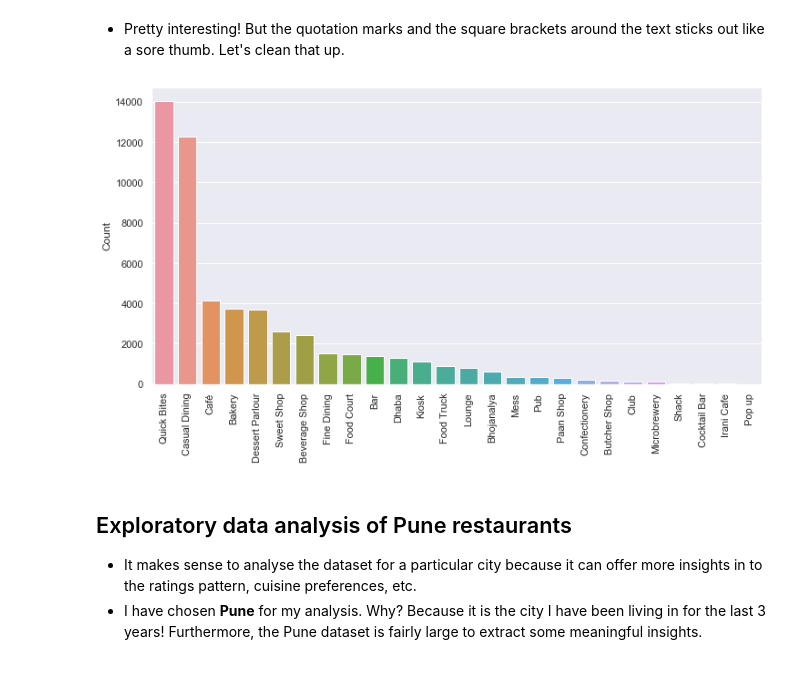
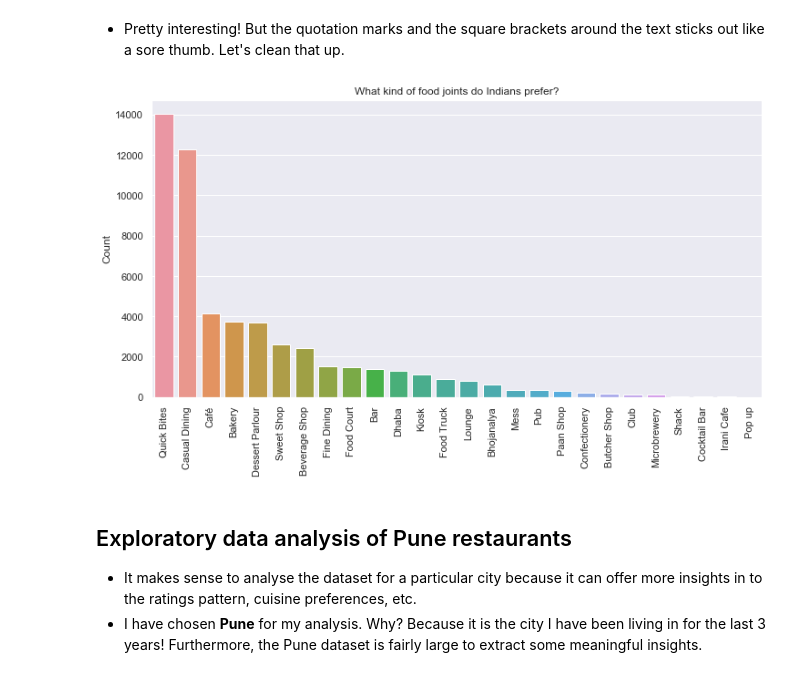
Before and after one commit to dsanyal/Zomato_dataset_EDA, a Jupyter notebook: zomato_EDA.ipynb, the cells around one changed output. Cells and saved outputs as stored; diff of their text form; code cells hidden in the pictures.

```diff
--- a/zomato_EDA.ipynb
+++ b/zomato_EDA.ipynb
@@ -126,10 +125,11 @@ data['establishment'] = data.establishment.apply(lambda t: t[2:-2] if len(t)>2 e
 # %%
 plt.figure(figsize=(12,6))
 sns.barplot(data.establishment.value_counts().index,data.establishment.value_counts())
 _=plt.xticks(rotation=90)
 _ = plt.ylabel('Count')
+_ = plt.title('What kind of food joints do Indians prefer?')
 # %% [output]
-[figure, old version]
+[figure, new version]
 # %% [markdown]
 ## Exploratory data analysis of Pune restaurants
 - It makes sense to analyse the dataset for a particular city because it can offer more insights in to the ratings pattern, cuisine preferences, etc.
```
Also changed, not shown: parts of 25 cells of this notebook.
